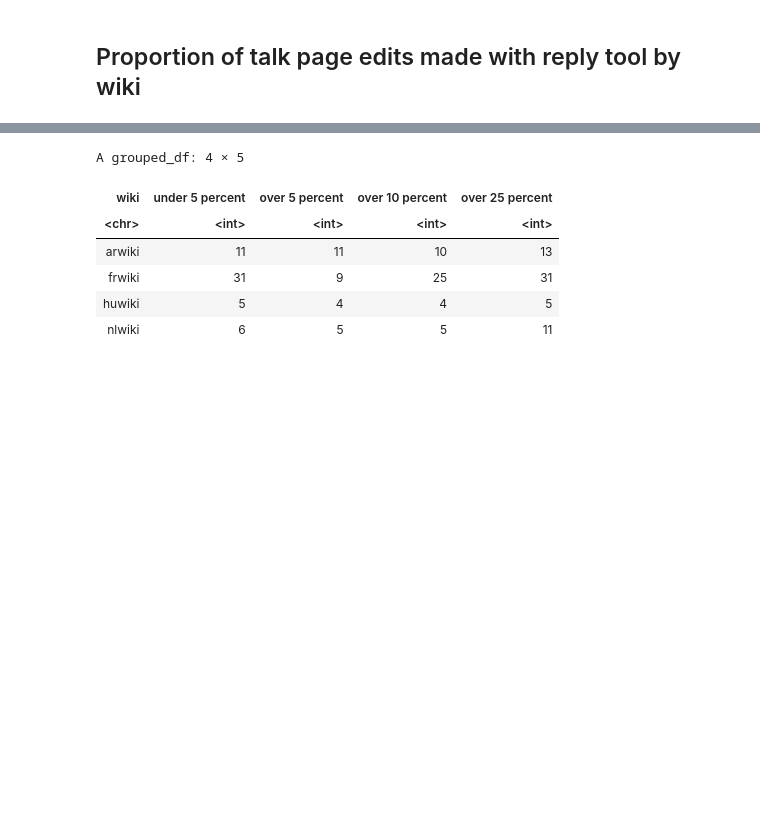
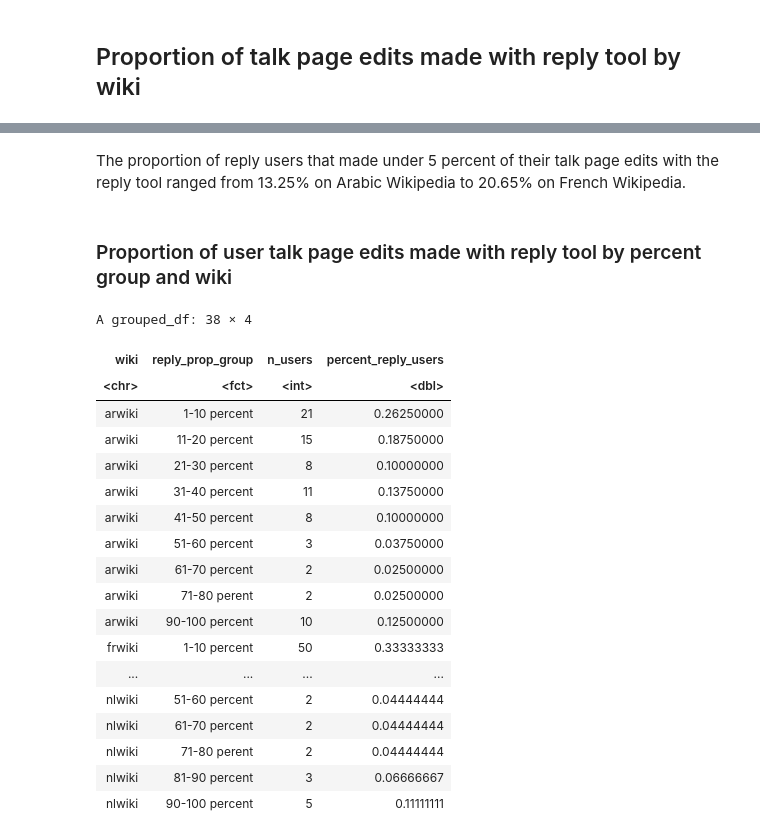
Before and after one commit to wikimedia-research/Reply-tools-analysis-2021, a Jupyter notebook: Replying-Tool-Adoption-Metrics.ipynb, the cells around one changed output, grey strips where cells are left out. Drawn from its saved outputs; the diff is of its cells as text; code cells hidden in the pictures; blank space fills up the shorter version.

```diff
--- a/Replying-Tool-Adoption-Metrics.ipynb
+++ b/Replying-Tool-Adoption-Metrics.ipynb
@@ -710,2 +823,13 @@ prop_reply_edits_clean$reply_prop_group <- factor(prop_reply_edits_clean$reply_p
+# %%
+
+#Divide reply edits int0 edit count groups with bin width set to 5 edits
+b <- c(0, 10, 20, 30, 40, 50, 60, 70, 80, 90, 100)
+names <- c('1-10 percent', '11-20 percent', '21-30 percent', '31-40 percent', '41-50 percent',
+           '51-60 percent', '61-70 percent', '71-80 perent', '81-90 percent', '90-100 percent')
+
+prop_reply_edits_clean <- prop_reply_edits %>%
+    group_by(user, wiki) %>%
+    mutate(pct_reply = reply_edits/talk_edits * 100,
+           reply_prop_group = cut(pct_reply, breaks = b, labels = names))
 # %% [markdown]
 ## Overall proportion of user talk page edits made with reply tool
@@ -732,19 +933,35 @@ A tibble: 4 × 3
+# %% [markdown]
+The proportion of reply users that made under 5 percent of their talk page edits with the reply tool ranged from 13.25% on Arabic Wikipedia to 20.65% on French Wikipedia.
+# %% [markdown]
+### Proportion of user talk page edits made with reply tool by percent group and wiki
 # %%
 # table per wiki
 
 prop_reply_edits_bywiki <- prop_reply_edits_clean %>%
     filter(!is.na(reply_prop_group)) %>% # a couple cases where there is a reply edit but not talk edit
     group_by(wiki, reply_prop_group) %>%
-    summarise(n_users = sum(n_users)) %>%
-     spread(reply_prop_group, n_users)
+    summarise(n_users = n()) %>%
+    mutate(percent_reply_users = n_users/sum(n_users))
 
 
 prop_reply_edits_bywiki
 # %% [output]
-A grouped_df: 4 × 5
+A grouped_df: 38 × 4
-| wiki | under 5 percent | over 5 percent | over 10 percent | over 25 percent |
-| <chr> | <int> | <int> | <int> | <int> |
-| arwiki | 11 | 11 | 10 | 13 |
-| frwiki | 31 | 9 | 25 | 31 |
-| huwiki | 5 | 4 | 4 | 5 |
-| nlwiki | 6 | 5 | 5 | 11 |
+| wiki | reply_prop_group | n_users | percent_reply_users |
+| <chr> | <fct> | <int> | <dbl> |
+| arwiki | 1-10 percent | 21 | 0.26250000 |
+| arwiki | 11-20 percent | 15 | 0.18750000 |
+| arwiki | 21-30 percent | 8 | 0.10000000 |
+| arwiki | 31-40 percent | 11 | 0.13750000 |
+| arwiki | 41-50 percent | 8 | 0.10000000 |
+| arwiki | 51-60 percent | 3 | 0.03750000 |
+| arwiki | 61-70 percent | 2 | 0.02500000 |
+| arwiki | 71-80 perent | 2 | 0.02500000 |
+| arwiki | 90-100 percent | 10 | 0.12500000 |
+| frwiki | 1-10 percent | 50 | 0.33333333 |
+| ... | ... | ... | ... |
+| nlwiki | 51-60 percent | 2 | 0.04444444 |
+| nlwiki | 61-70 percent | 2 | 0.04444444 |
+| nlwiki | 71-80 perent | 2 | 0.04444444 |
+| nlwiki | 81-90 percent | 3 | 0.06666667 |
+| nlwiki | 90-100 percent | 5 | 0.11111111 |
```
Also changed, not shown: parts of 89 cells of this notebook, 11 other files.
